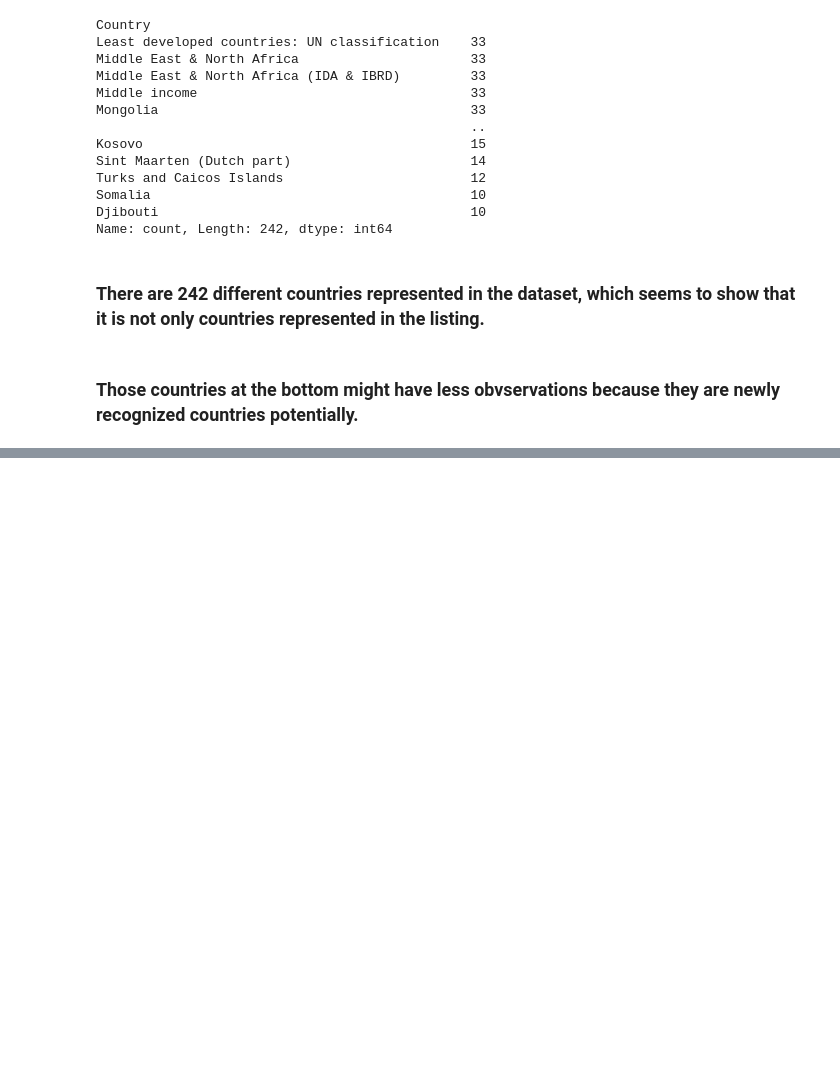
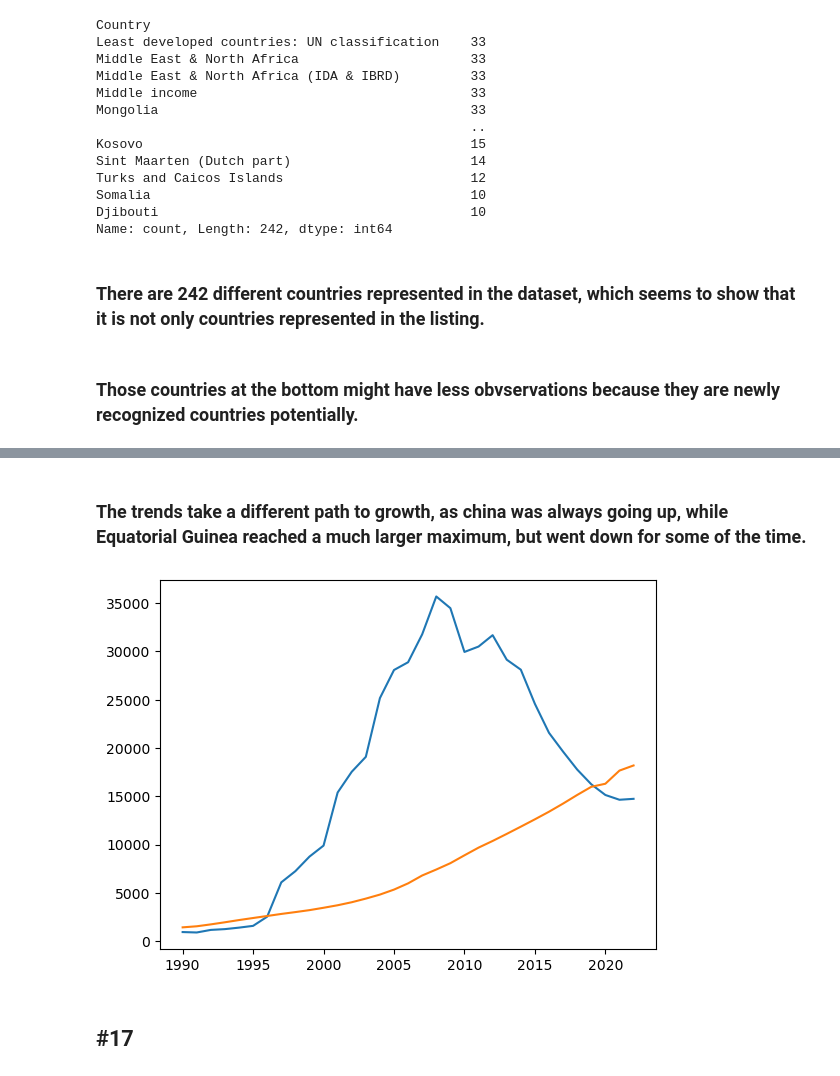
Before and after one commit to nss-data-science-cohort-8/un-exploration-ThomasDavis4757, a Jupyter notebook: Notebooks/UN_Data_Exploration.ipynb, the cells around one changed output, grey strips where cells are left out. Saved outputs shown, nothing was run; the diff lists cells and outputs as text; code cells hidden in the pictures; blank space fills up the shorter version.

```diff
--- a/Notebooks/UN_Data_Exploration.ipynb
+++ b/Notebooks/UN_Data_Exploration.ipynb
@@ -167,0 +374,10 @@ Name: count, Length: 242, dtype: int64
+# %% [markdown]
+### The trends take a different path to growth, as china was always going up, while Equatorial Guinea reached a much larger maximum, but went down for some of the time.
+# %%
+plt.plot(gdp_graph_equatorial['Year'],gdp_graph_equatorial['GDP_Per_Capita'])
+plt.plot(gdp_graph_china['Year'],gdp_graph_china['GDP_Per_Capita'])
+plt.show()
+# %% [output]
+[figure, added]
+# %% [markdown]
+## #17
```
Also changed, not shown: parts of 41 cells of this notebook.
